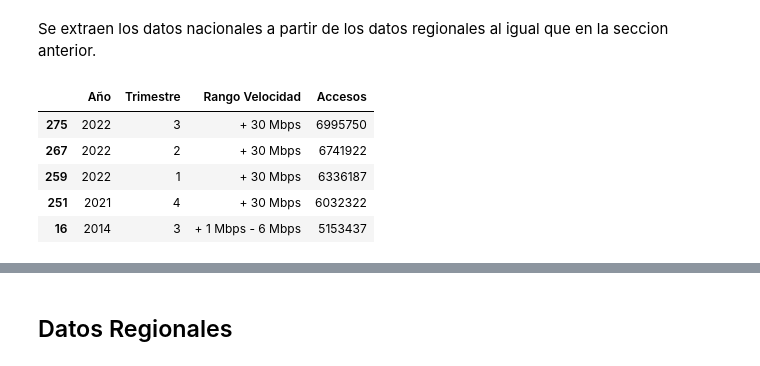
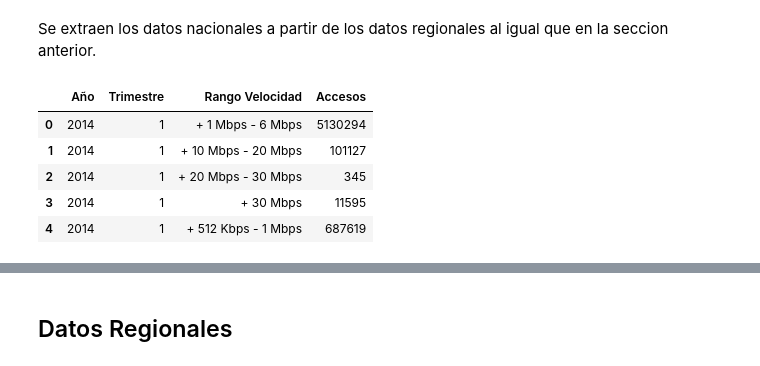
Before and after one commit to cristhianc001/Argentinian-Internet-Usage, a Jupyter notebook: notebooks/3. Exploratory_Data_Analysis.ipynb, the cells around one changed output, grey strips where cells are left out. Cells and saved outputs as stored; diff of their text form; code cells hidden in the pictures.

```diff
--- a/notebooks/3. Exploratory_Data_Analysis.ipynb
+++ b/notebooks/3. Exploratory_Data_Analysis.ipynb
@@ -240,12 +231,12 @@ No artists with labels found to put in legend.  Note that artists whose label st
 # %% [markdown]
 Se extraen los datos nacionales a partir de los datos regionales al igual que en la seccion anterior.
 # %%
-rango_velocidad_nacional_unpivot = rango_velocidad_regional_unpivot.groupby(["Año", "Trimestre", "Rango Velocidad"])['Accesos'].sum().reset_index().sort_values(by="Accesos", ascending=False)
+rango_velocidad_nacional_unpivot = rango_velocidad_regional_unpivot.groupby(["Año", "Trimestre", "Rango Velocidad"])['Accesos'].sum().reset_index()
 rango_velocidad_nacional_unpivot.head()
 # %% [output]
 |  | Año | Trimestre | Rango Velocidad | Accesos |
-| 275 | 2022 | 3 | + 30 Mbps | 6995750 |
-| 267 | 2022 | 2 | + 30 Mbps | 6741922 |
-| 259 | 2022 | 1 | + 30 Mbps | 6336187 |
-| 251 | 2021 | 4 | + 30 Mbps | 6032322 |
-| 16 | 2014 | 3 | + 1 Mbps - 6 Mbps | 5153437 |
+| 0 | 2014 | 1 | + 1 Mbps - 6 Mbps | 5130294 |
+| 1 | 2014 | 1 | + 10 Mbps - 20 Mbps | 101127 |
+| 2 | 2014 | 1 | + 20 Mbps - 30 Mbps | 345 |
+| 3 | 2014 | 1 | + 30 Mbps | 11595 |
+| 4 | 2014 | 1 | + 512 Kbps - 1 Mbps | 687619 |
```
Also changed, not shown: parts of 54 cells of this notebook, 6 other files.
